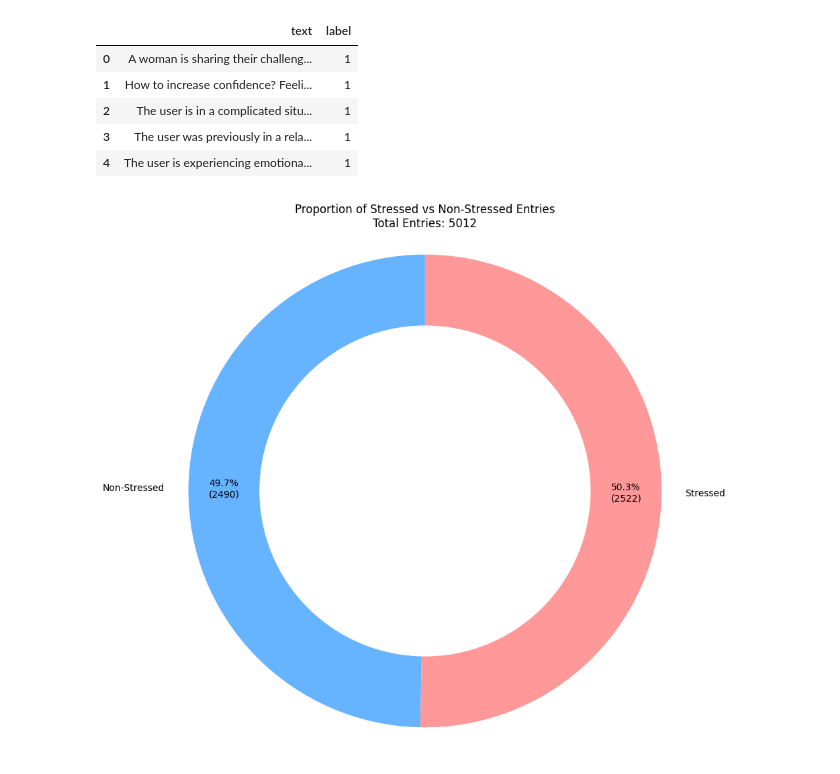
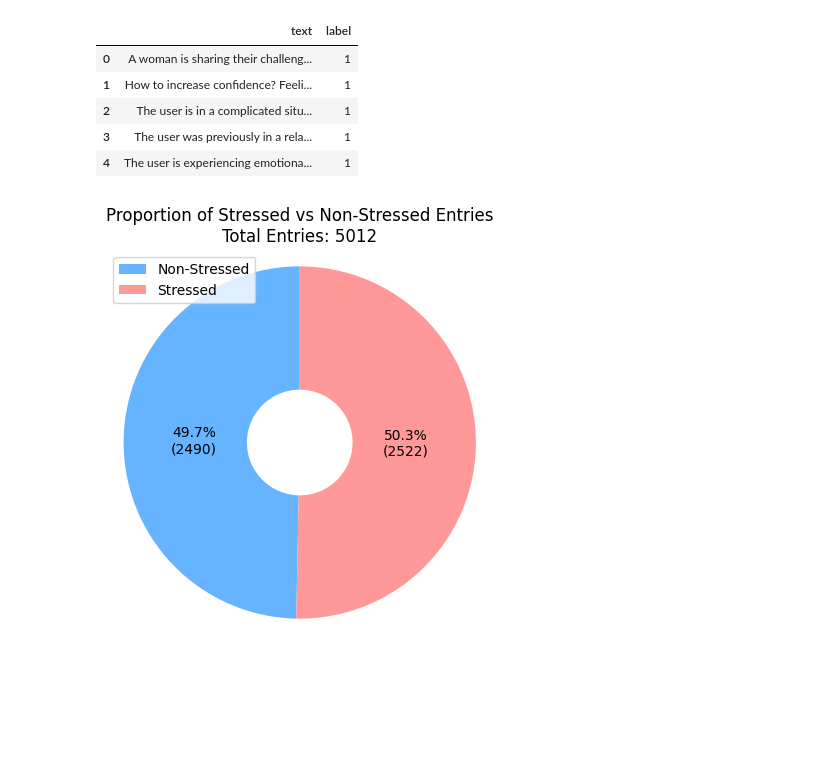
Before and after one commit to Yiran-Lu/CMPT733-Final-Project, a Jupyter notebook: train.ipynb, the cells around one changed output. Saved outputs shown, nothing was run; the diff lists cells and outputs as text; code cells hidden in the pictures; blank space fills up the shorter version.

```diff
--- a/train.ipynb
+++ b/train.ipynb
@@ -114,38 +114,39 @@ df.head()
 # %%
 import pandas as pd
 import matplotlib.pyplot as plt
 import numpy as np
 
 label_counts = df['label'].value_counts()
 
 labels = ['Non-Stressed', 'Stressed']
 
 if 0 in label_counts and 1 in label_counts:
     counts = [label_counts[0], label_counts[1]]
     total_entries = label_counts.sum()
 else:
     counts = [0, 0]
     total_entries = 0
 
 def func(pct, allvals):
     absolute = int(pct/100.*np.sum(allvals))
     return "{:.1f}%\n({:d})".format(pct, absolute)
 
 colors = ['#66b3ff', '#ff9999']
 
-fig, ax = plt.subplots(figsize=(10, 10))
-ax.pie(counts, labels=labels, colors=colors, autopct=lambda pct: func(pct, counts),
-       startangle=90, pctdistance=0.85)
+fig, ax = plt.subplots(figsize=(5, 5))
+ax.pie(counts, colors=colors, autopct=lambda pct: func(pct, counts),
+       startangle=90, pctdistance=0.6)
 
-centre_circle = plt.Circle((0,0),0.70,fc='white')
+centre_circle = plt.Circle((0,0),0.3,fc='white')
 fig = plt.gcf()
 fig.gca().add_artist(centre_circle)
 ax.axis('equal')
 
+plt.legend(labels)
 plt.title(f'Proportion of Stressed vs Non-Stressed Entries\nTotal Entries: {total_entries}')
 plt.show()
 # %% [output]
-[figure, old version]
+[figure, new version]
 # %%
 import nltk
 import re
```
Also changed, not shown: parts of 6 cells of this notebook.
